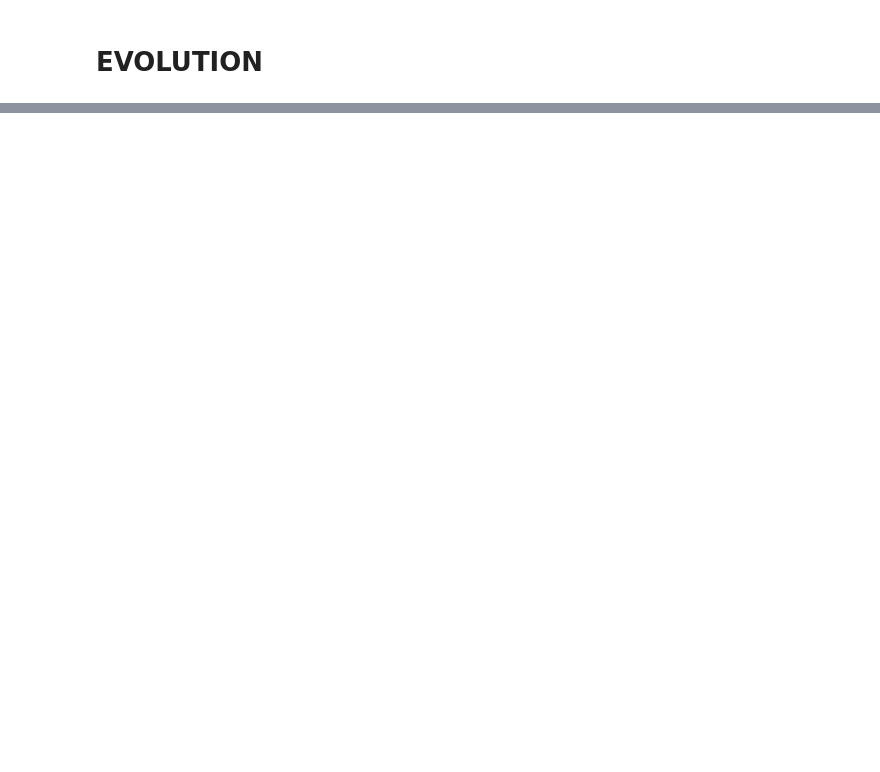
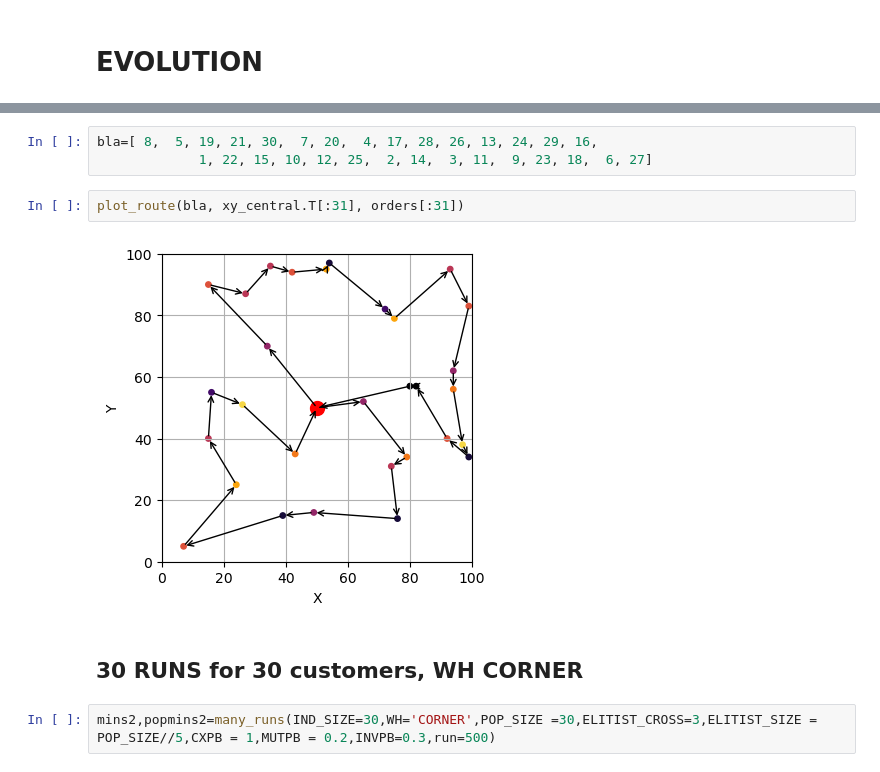
Before and after one commit to bernardo-silva/ComputationalIntelligence-project2, a Jupyter notebook: proj1.ipynb, the cells around one changed output, grey strips where cells are left out. Saved outputs shown, nothing was run; the diff lists cells and outputs as text; blank space fills up the shorter version.

```diff
--- a/proj1.ipynb
+++ b/proj1.ipynb
@@ -209,0 +363,11 @@ population[0].fitness.values
+# %%
+bla=[ 8,  5, 19, 21, 30,  7, 20,  4, 17, 28, 26, 13, 24, 29, 16,
+             1, 22, 15, 10, 12, 25,  2, 14,  3, 11,  9, 23, 18,  6, 27]
+# %%
+plot_route(bla, xy_central.T[:31], orders[:31])
+# %% [output]
+[figure, added]
+# %% [markdown]
+## 30 RUNS for 30 customers, WH CORNER
+# %%
+mins2,popmins2=many_runs(IND_SIZE=30,WH='CORNER',POP_SIZE =30,ELITIST_CROSS=3,ELITIST_SIZE = POP_SIZE//5,CXPB = 1,MUTPB = 0.2,INVPB=0.3,run=500)
```
Also changed, not shown: parts of 39 cells of this notebook, 1 other file.
